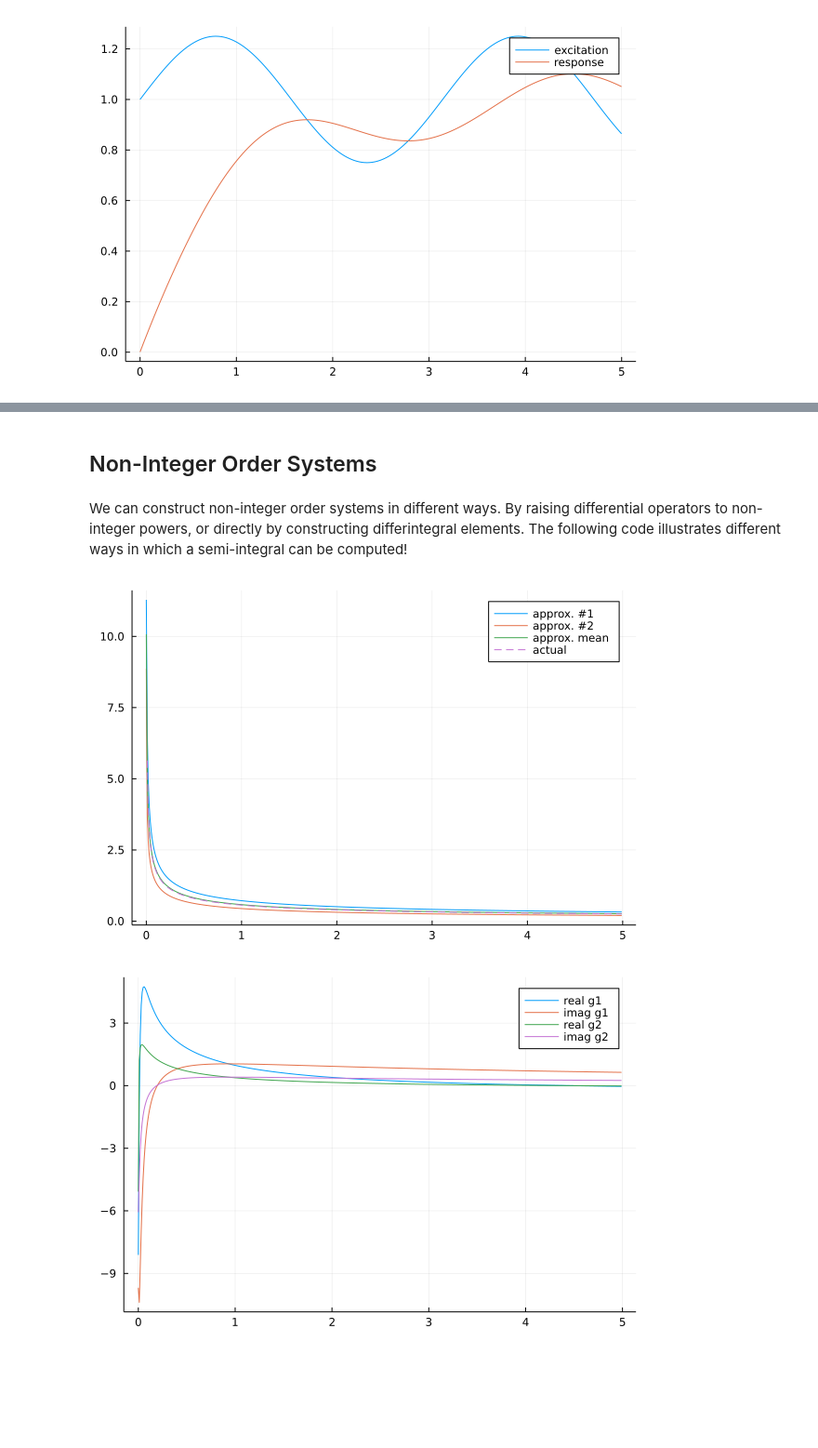
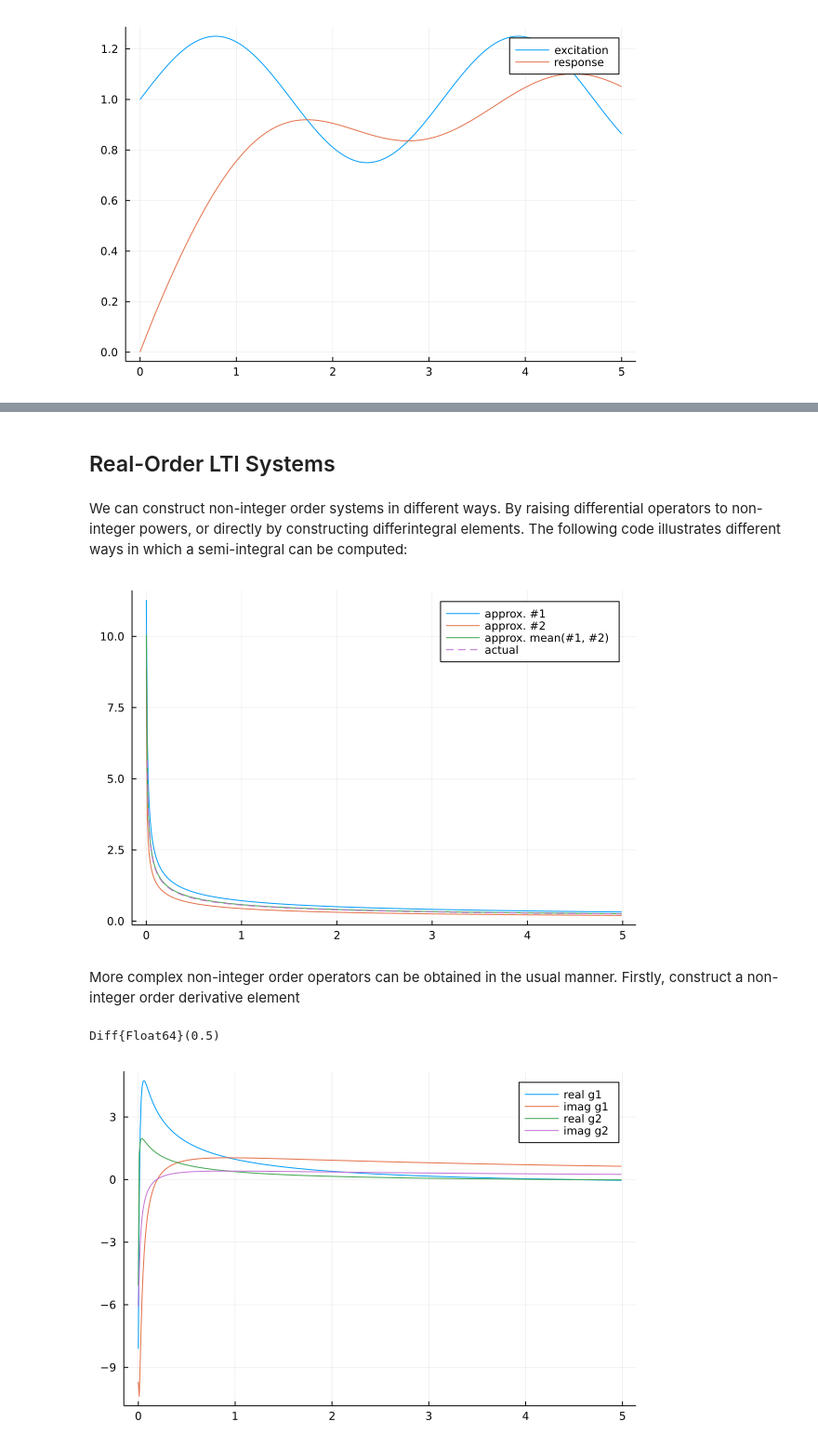
Before and after one commit to rapaja/Rome.jl, a Jupyter notebook: demos/Rational Linear Systems Demo.ipynb, the cells around one changed output, grey strips where cells are left out. Shown at 93% size. Saved outputs shown, nothing was run; the diff lists cells and outputs as text; code cells hidden in the pictures; blank space fills up the shorter version.

```diff
--- a/demos/Rational Linear Systems Demo.ipynb
+++ b/demos/Rational Linear Systems Demo.ipynb
@@ -100,20 +84,27 @@ plot!(t1, y, label="response")
 # %% [markdown]
-## Non-Integer Order Systems
+## Real-Order LTI Systems
 # %%
 using SpecialFunctions
 # %% [markdown]
-We can construct non-integer order systems in different ways. By raising differential operators to non-integer powers, or directly by constructing differintegral elements. The following code illustrates different ways in which a semi-integral can be computed!
+We can construct non-integer order systems in different ways. By raising differential operators to non-integer powers, or directly by constructing differintegral elements. The following code illustrates different ways in which a semi-integral can be computed:
 # %%
 g1 = invlaplace(1/s^0.5, N, Δt)
 g2 = invlaplace(Diff(-0.5), N, Δt)
 g = (g1 .+ g2) ./ 2
 
 plot(t, g1, label="approx. #1")
 plot!(t, g2, label="approx. #2")
-plot!(t, g, label="approx. mean")
+plot!(t, g, label="approx. mean(#1, #2)")
 plot!(t, t.^(-0.5)/gamma(0.5), label="actual", line=:dash)
 # %% [output]
-[figure, old version]
+[figure, new version]
+# %% [markdown]
+More complex non-integer order operators can be obtained in the usual manner. Firstly, construct a non-integer order derivative element
+# %%
+Gni1 = 1/(s^0.5+1)
+gni
+# %% [output]
+Diff{Float64}(0.5)
 # %%
 g1 = invlaplace(ComplexF64, 1/s^(0.5 + 0.5*im), N, Δt);
 g2 = invlaplace(ComplexF64, Diff(-0.5 - 0.5*im), N, Δt);
```
Also changed, not shown: parts of 22 cells of this notebook, 2 other files.
